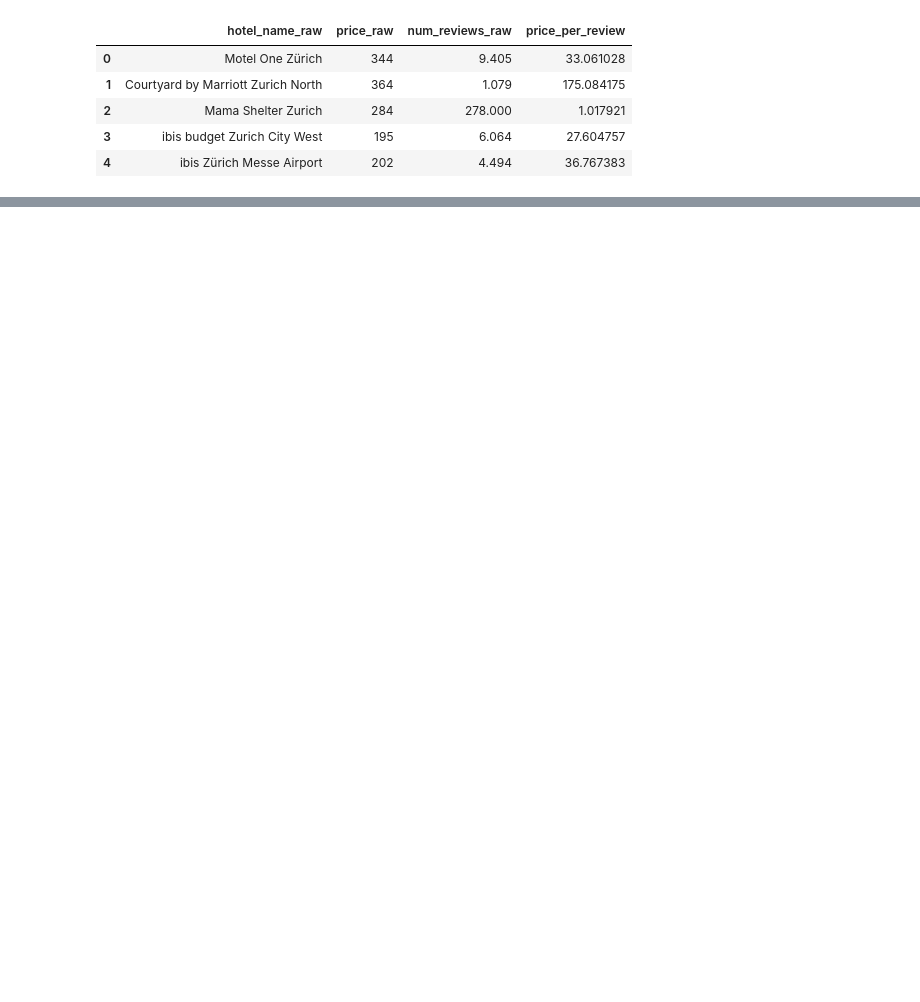
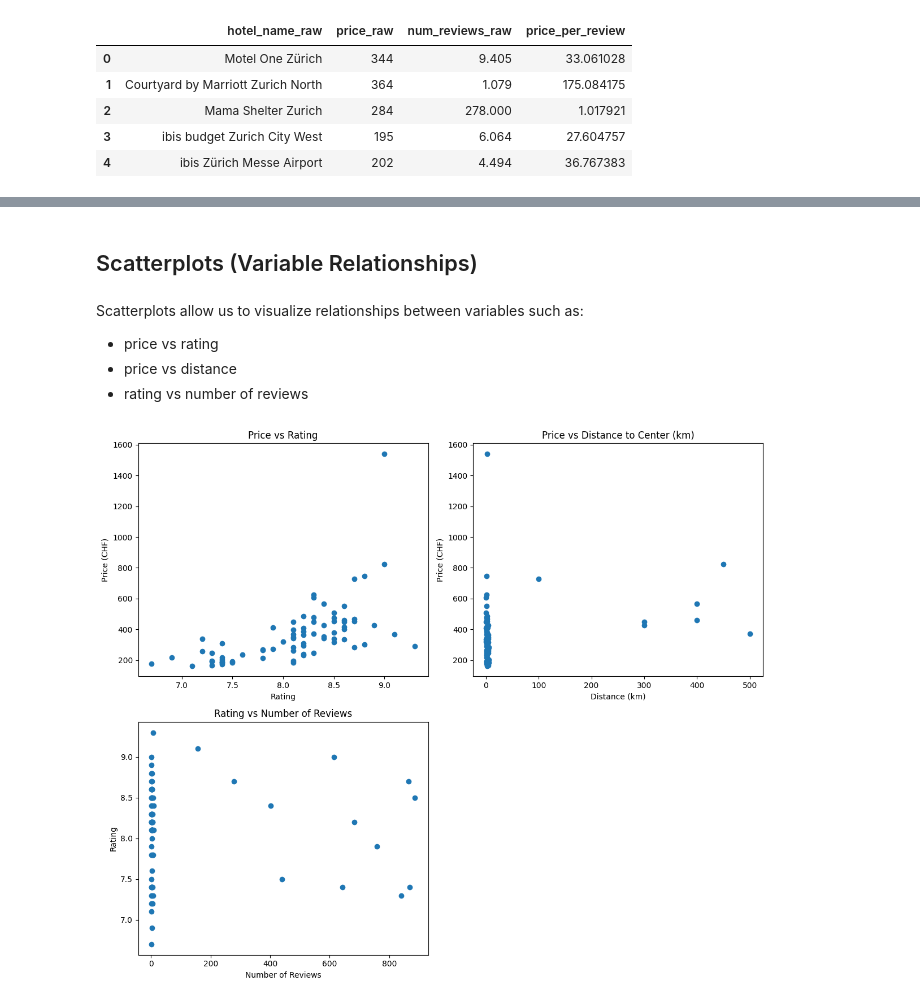
Before and after one commit to Arben-ai/data-analytics-hotelprices, a Jupyter notebook: notebooks/hotels_data_preparation.ipynb, the cells around one changed output, grey strips where cells are left out. Saved outputs shown, nothing was run; the diff lists cells and outputs as text; code cells hidden in the pictures; blank space fills up the shorter version.

```diff
--- a/notebooks/hotels_data_preparation.ipynb
+++ b/notebooks/hotels_data_preparation.ipynb
@@ -76,0 +343,35 @@ df.to_csv("hotel_data_prepared.csv", index=False)
+# %% [markdown]
+## Scatterplots (Variable Relationships)
+# %% [markdown]
+Scatterplots allow us to visualize relationships between variables such as:
+- price vs rating
+- price vs distance
+- rating vs number of reviews
+# %%
+plt.figure(figsize=(12, 10))
+
+# 1. Price vs Rating
+plt.subplot(2, 2, 1)
+plt.scatter(df['rating_raw'], df['price_raw'])
+plt.title("Price vs Rating")
+plt.xlabel("Rating")
+plt.ylabel("Price (CHF)")
+
+# 2. Price vs Distance
+plt.subplot(2, 2, 2)
+plt.scatter(df['distance_km'], df['price_raw'])
+plt.title("Price vs Distance to Center (km)")
+plt.xlabel("Distance (km)")
+plt.ylabel("Price (CHF)")
+
+# 3. Rating vs Number of Reviews
+plt.subplot(2, 2, 3)
+plt.scatter(df['num_reviews_raw'], df['rating_raw'])
+plt.title("Rating vs Number of Reviews")
+plt.xlabel("Number of Reviews")
+plt.ylabel("Rating")
+
+plt.tight_layout()
+plt.show()
+# %% [output]
+[figure, added]
```
Also changed, not shown: parts of 43 cells of this notebook, 1 other file.
